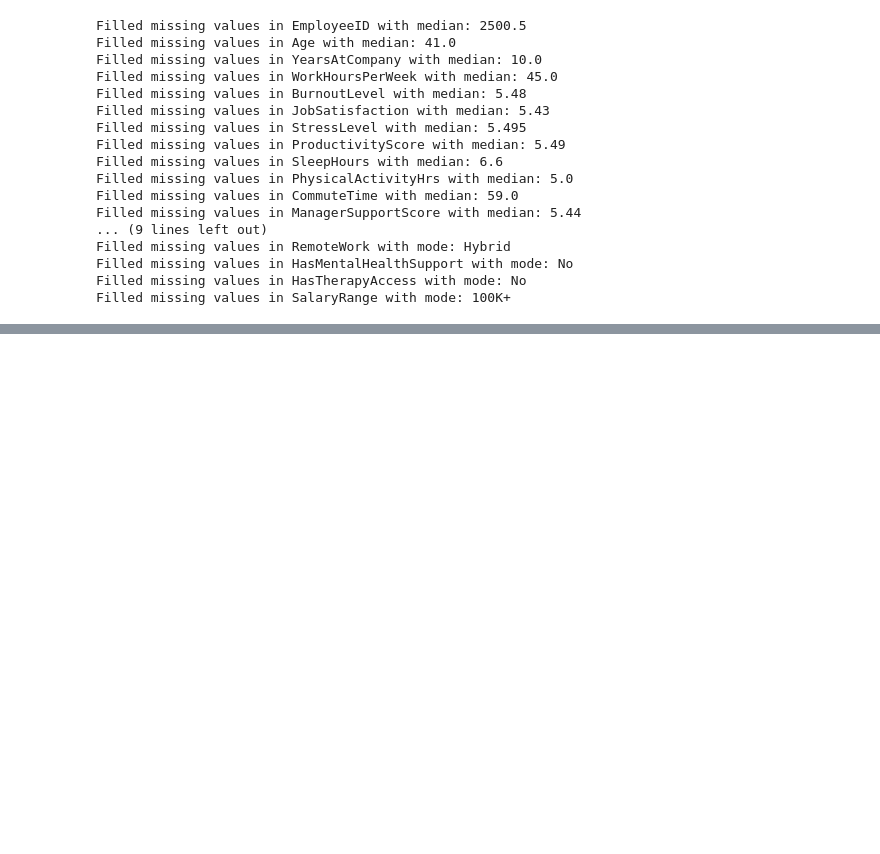
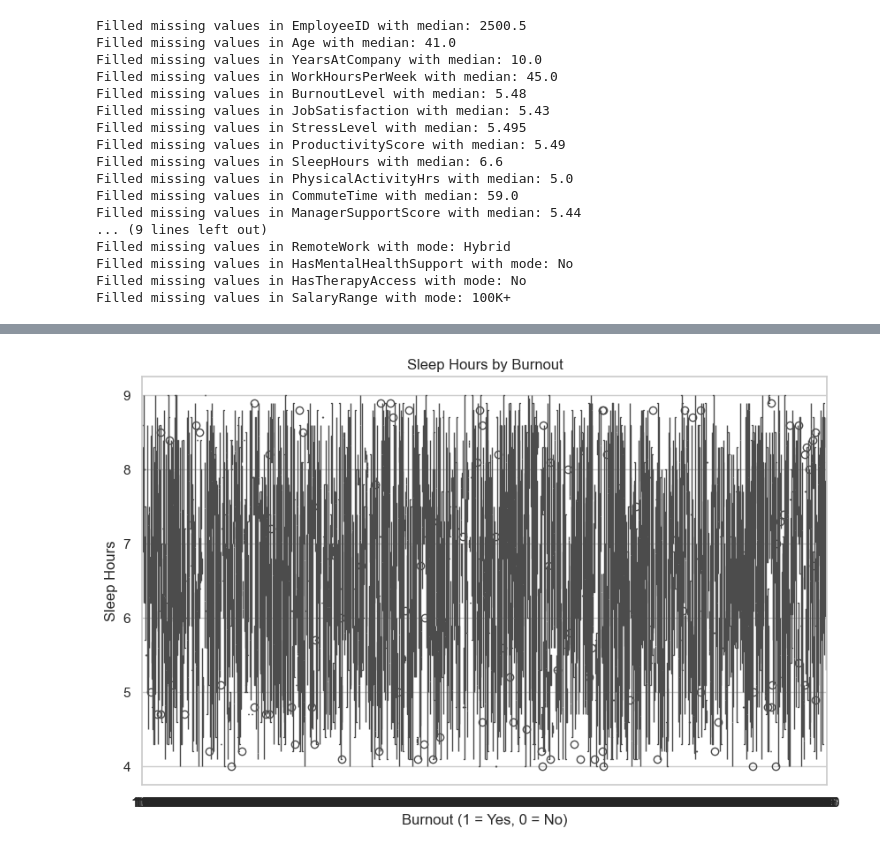
Before and after one commit to viswajit124/ACM-30day-chalenge-Viswajit-A, a Jupyter notebook: Cycle_1_Clean_Data_Champions/Day_01_Burnout_Breakdown.ipynb, the cells around one changed output, grey strips where cells are left out. Saved outputs shown, nothing was run; the diff lists cells and outputs as text; code cells hidden in the pictures; blank space fills up the shorter version.

```diff
--- a/Cycle_1_Clean_Data_Champions/Day_01_Burnout_Breakdown.ipynb
+++ b/Cycle_1_Clean_Data_Champions/Day_01_Burnout_Breakdown.ipynb
@@ -117,0 +160,9 @@ Filled missing values in SalaryRange with mode: 100K+
+# %%
+# Boxplot of Sleep_hours vs Burnout
+sns.boxplot(x='BurnoutLevel', y='SleepHours', data=df)
+plt.title("Sleep Hours by Burnout")
+plt.xlabel("Burnout (1 = Yes, 0 = No)")
+plt.ylabel("Sleep Hours")
+plt.show()
+# %% [output]
+[figure, added]
```
Also changed, not shown: parts of 4 cells of this notebook.
